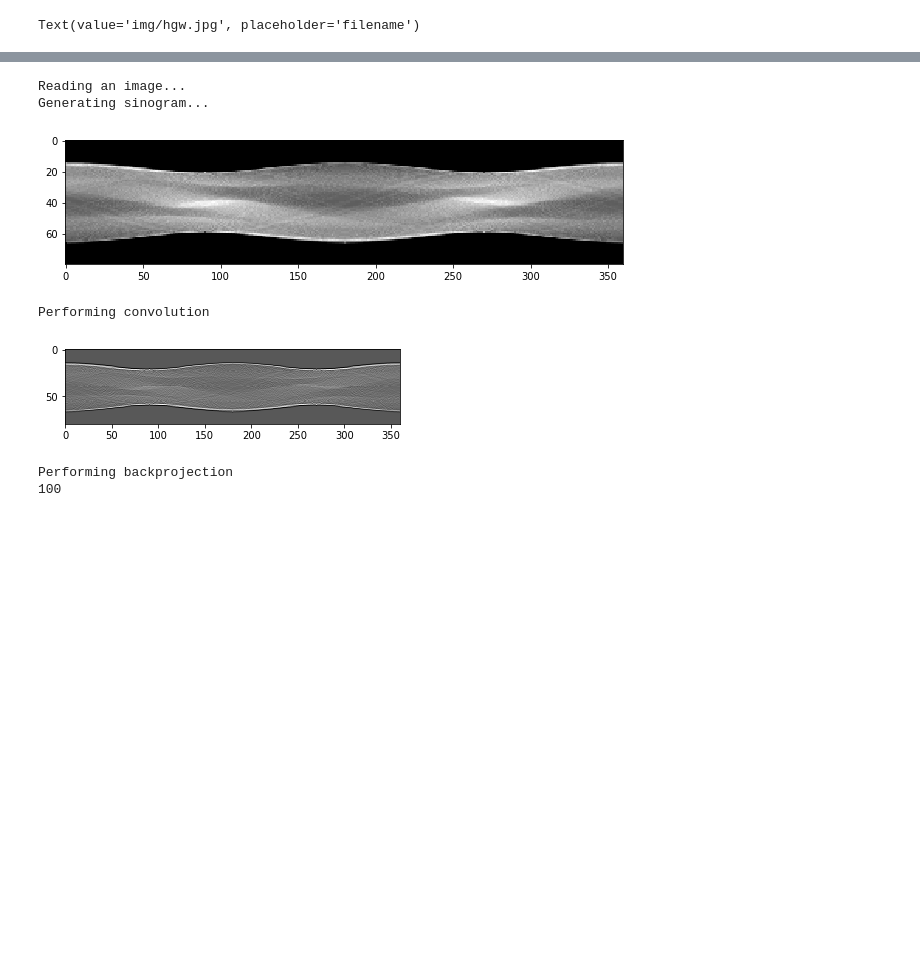
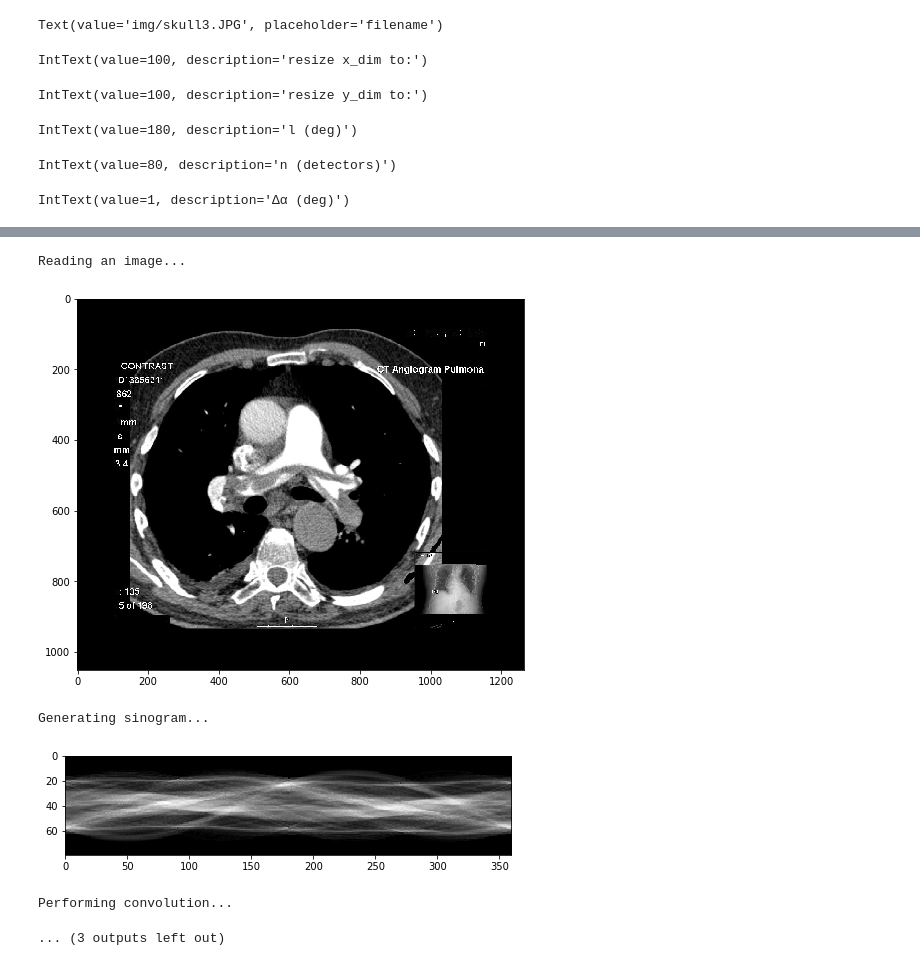
Before and after one commit to damianhorna/backprojection-tomography, a Jupyter notebook: interactive.ipynb, the cells around one changed output, grey strips where cells are left out. Saved outputs shown, nothing was run; the diff lists cells and outputs as text; code cells hidden in the pictures; blank space fills up the shorter version.

```diff
--- a/interactive.ipynb
+++ b/interactive.ipynb
@@ -71,13 +71,13 @@ def gen_emitters_and_detectors(n, angle, paddImg):
     x = x2/2
     y = y2/2
     r=math.sqrt(x**2 + y**2)/2
-    l = int(2 * (r * math.sin(angle/2) ))
+    l = int(2 * (r * math.sin((angle*math.pi/180)/2) ))
     emitters = [(int(x),int(y2/2 + r)) for x in np.linspace(int(x2/2 - l/2), int(x2/2 + l/2), n)]
     detectors = [(int(x),int(y2/2 - r)) for x in np.linspace(int(x2/2 - l/2), int(x2/2 + l/2), n)]
     return emitters, detectors
 
 def gen_sinogram(n,angle, alphaStepDeg, img):
-    gray = rgb2gray(img) / 255
+    gray =  cv2.cvtColor(img, cv2.COLOR_BGR2GRAY)
     paddGray = add_padding(gray)
     center = (int(paddGray.shape[0]/2), int(paddGray.shape[1]/2))
 
@@ -177,45 +177,85 @@ def filter_normalize(img, perc=1):
 filename_text = widgets.Text(
     placeholder='filename',
     disabled=False,
-    value='img/hgw.jpg'
+    value='img/skull3.JPG'
+)
+
+x_dim = widgets.IntText(
+    value=100,
+    description='resize x_dim to:',
+    disabled=False
+)
+
+y_dim = widgets.IntText(
+    value=100,
+    description='resize y_dim to:',
+    disabled=False
+)
+
+l_val = widgets.IntText(
+    value=180,
+    description='l (deg)',
+    disabled=False
+)
+
+n_val = widgets.IntText(
+    value=80,
+    description='n (detectors)',
+    disabled=False
+)
+
+step = widgets.IntText(
+    value=1,
+    description='∆α (deg)',
+    disabled=False
 )
 
 run_button = widgets.Button(
     description='Run',
     disabled=False,
     button_style='success', # 'success', 'info', 'warning', 'danger' or ''
 )
 
 def showImg(img):
+    fig = plt.figure(figsize=(8, 8))
     plt.imshow(img, cmap='gray')
     plt.show()
 
 def perform(arg):
-    fig = plt.figure(figsize=(10, 10))
     print("Reading an image...")
     img = plt.imread(filename_text.value)
-    img = cv2.resize(img,(100,100))
+    showImg(img)
+    img = cv2.resize(img,(x_dim.value,y_dim.value))
     print("Generating sinogram...")
-    sinogram, lines = gen_sinogram(80, math.pi, 1, img)
+    sinogram, lines = gen_sinogram(n_val.value, l_val.value, step.value, img)
     showImg(sinogram)
-    print("Performing convolution")
+    print("Performing convolution...")
     copy = convolve_simple(sinogram, [-2,5,-2])
     showImg(copy)
-    print("Performing backprojection")
+    print("Performing backprojection...")
     restored = restore_picture(copy, lines, img.shape)
     restored = filter_normalize(restored, perc=30)
     showImg(restored)
 
 display(filename_text)
+display(x_dim)
+display(y_dim)
+display(l_val)
+display(n_val)
+display(step)
 display(run_button)
 run_button.on_click(perform)
 # %% [output]
-Text(value='img/hgw.jpg', placeholder='filename')
+Text(value='img/skull3.JPG', placeholder='filename')
+IntText(value=100, description='resize x_dim to:')
+IntText(value=100, description='resize y_dim to:')
+IntText(value=180, description='l (deg)')
+IntText(value=80, description='n (detectors)')
+IntText(value=1, description='∆α (deg)')
 [interactive output not drawn]
-Reading an image...
-Generating sinogram...
+Reading an image...
-[figure, old version]
+[figure, new version]
-Performing convolution
+Generating sinogram...
-[figure, old version]
+[figure, new version]
-Performing backprojection
-100
+Performing convolution...
+... (3 outputs left out)
```
Also changed, not shown: 1 other file.
